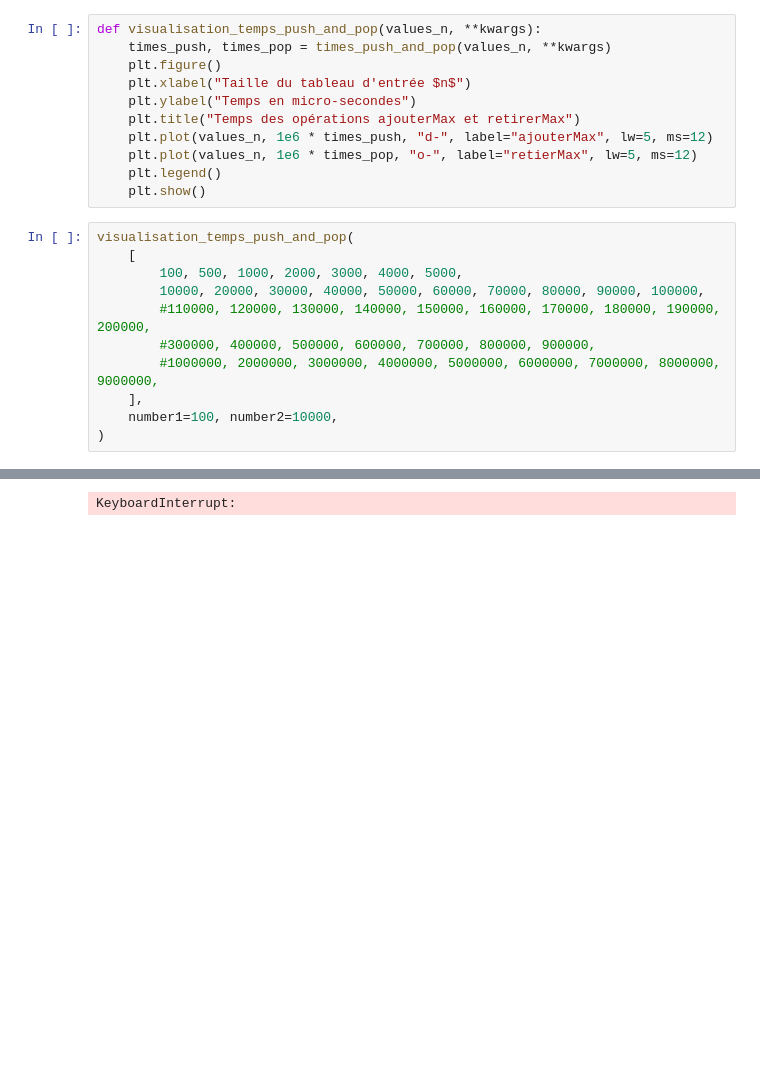
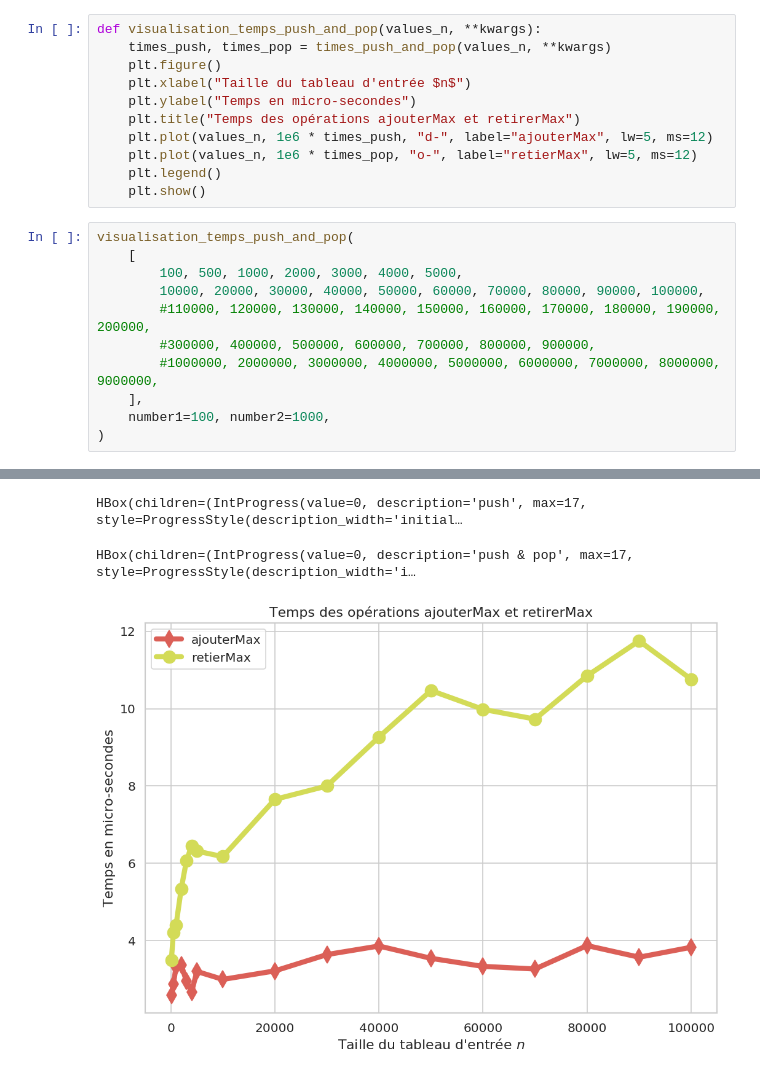
Before and after one commit to Naereen/ALGO1-Info1-2019, a Jupyter notebook: CoursMagistral_1.ipynb, the cells around one changed output, grey strips where cells are left out. Cells and saved outputs as stored; diff of their text form; blank space fills up the shorter version.

```diff
--- a/CoursMagistral_1.ipynb
+++ b/CoursMagistral_1.ipynb
@@ -793,6 +805,6 @@ visualisation_temps_push_and_pop(
         #300000, 400000, 500000, 600000, 700000, 800000, 900000,
         #1000000, 2000000, 3000000, 4000000, 5000000, 6000000, 7000000, 8000000, 9000000,
     ],
-    number1=100, number2=10000,
+    number1=100, number2=1000,
 )
 # %% [output]
@@ -800 +811,3 @@ visualisation_temps_push_and_pop(
-KeyboardInterrupt:
+HBox(children=(IntProgress(value=0, description='push', max=17, style=ProgressStyle(description_width='initial…
+HBox(children=(IntProgress(value=0, description='push & pop', max=17, style=ProgressStyle(description_width='i…
+[figure, added]
```
Also changed, not shown: parts of 7 cells of this notebook.
